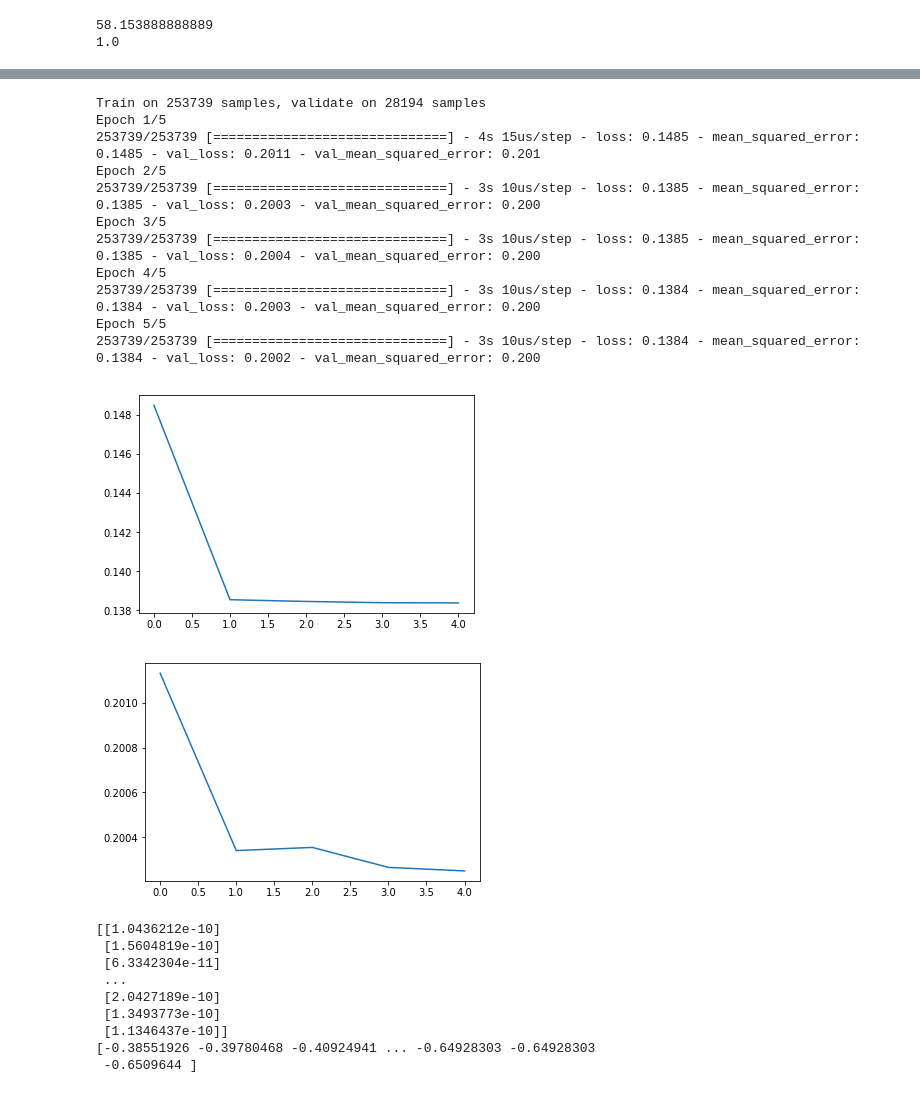
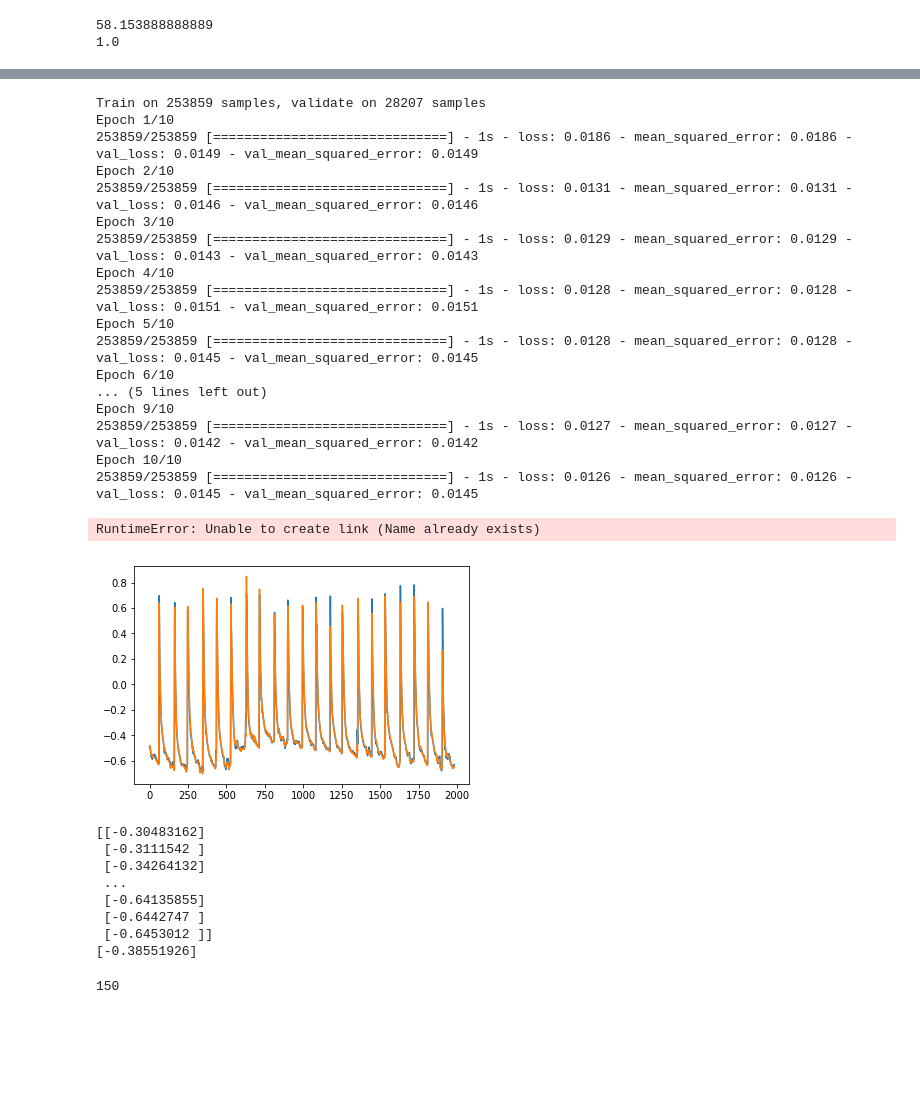
Before and after one commit to clkruse/OldFaithful, a Jupyter notebook: oldFaithfulTemp.ipynb, the cells around one changed output, grey strips where cells are left out. Saved outputs shown, nothing was run; the diff lists cells and outputs as text; code cells hidden in the pictures; blank space fills up the shorter version.

Commit message:
minor updates. Biggest change is linear activation at end

```diff
--- a/oldFaithfulTemp.ipynb
+++ b/oldFaithfulTemp.ipynb
@@ -63,13 +62,12 @@ from keras.layers import Conv1D, Dense, MaxPooling1D, Flatten
 
 model = Sequential()
 
-#model.add(Conv1D(filters=8, kernel_size=4, activation='relu', input_shape=(150,1), strides=1))
+model.add(Conv1D(filters=8, kernel_size=16, activation='relu', input_shape=(np.shape(X)[1],np.shape(X)[2]), strides=8))
 #model.add(Conv1D(filters=16, kernel_size=4, activation='relu', strides=1))
 model.add(Flatten())
-model.add(Dense(150, activation='relu'))
 model.add(Dense(32, activation='relu'))
 model.add(Dense(32, activation='relu'))
-model.add(Dense(1, activation='sigmoid'))
+model.add(Dense(1, activation='linear'))
 
 
 model.compile(loss=keras.losses.mean_squared_error,
@@ -78,10 +76,9 @@ model.compile(loss=keras.losses.mean_squared_error,
 # %%
 from keras.models import load_model
 
-epochs = 5
+epochs = 10
 
 #model = load_model('/Users/ckruse/Documents/python/oldFaithfulTemp.h5')
-history = 0
 history = model.fit(X,
                     Y,
                     epochs=epochs,
@@ -102,16 +99,21 @@ plt.show()
 #print('Test accuracy:', score[1])
 #model.save('/Users/ckruse/Documents/python/soccer/model.h5')
 # %% [output]
-Train on 253739 samples, validate on 28194 samples
-Epoch 1/5
-253739/253739 [==============================] - 4s 15us/step - loss: 0.1485 - mean_squared_error: 0.1485 - val_loss: 0.2011 - val_mean_squared_error: 0.201
-Epoch 2/5
-253739/253739 [==============================] - 3s 10us/step - loss: 0.1385 - mean_squared_error: 0.1385 - val_loss: 0.2003 - val_mean_squared_error: 0.200
-Epoch 3/5
-253739/253739 [==============================] - 3s 10us/step - loss: 0.1385 - mean_squared_error: 0.1385 - val_loss: 0.2004 - val_mean_squared_error: 0.200
-Epoch 4/5
-253739/253739 [==============================] - 3s 10us/step - loss: 0.1384 - mean_squared_error: 0.1384 - val_loss: 0.2003 - val_mean_squared_error: 0.200
-Epoch 5/5
-253739/253739 [==============================] - 3s 10us/step - loss: 0.1384 - mean_squared_error: 0.1384 - val_loss: 0.2002 - val_mean_squared_error: 0.200
+Train on 253859 samples, validate on 28207 samples
+Epoch 1/10
+253859/253859 [==============================] - 1s - loss: 0.0186 - mean_squared_error: 0.0186 - val_loss: 0.0149 - val_mean_squared_error: 0.0149
+Epoch 2/10
+253859/253859 [==============================] - 1s - loss: 0.0131 - mean_squared_error: 0.0131 - val_loss: 0.0146 - val_mean_squared_error: 0.0146
+Epoch 3/10
+253859/253859 [==============================] - 1s - loss: 0.0129 - mean_squared_error: 0.0129 - val_loss: 0.0143 - val_mean_squared_error: 0.0143
+Epoch 4/10
+253859/253859 [==============================] - 1s - loss: 0.0128 - mean_squared_error: 0.0128 - val_loss: 0.0151 - val_mean_squared_error: 0.0151
+Epoch 5/10
+253859/253859 [==============================] - 1s - loss: 0.0128 - mean_squared_error: 0.0128 - val_loss: 0.0145 - val_mean_squared_error: 0.0145
+Epoch 6/10
+... (5 lines left out)
+Epoch 9/10
+253859/253859 [==============================] - 1s - loss: 0.0127 - mean_squared_error: 0.0127 - val_loss: 0.0142 - val_mean_squared_error: 0.0142
+Epoch 10/10
+253859/253859 [==============================] - 1s - loss: 0.0126 - mean_squared_error: 0.0126 - val_loss: 0.0145 - val_mean_squared_error: 0.0145
-[figure, removed]
-[figure, removed]
+RuntimeError: Unable to create link (Name already exists)
@@ -120,13 +120,23 @@ trainPredict = model.predict(X[])
+# %%
+trainPredict = model.predict(X)
+plt.plot(trainPredict[280084:282084])
+plt.plot(Y[280084:282084])
+plt.show()
+# %% [output]
+[figure, added]
 # %%
 print(trainPredict)
-print(Y)
+print(Y[0:1])
 # %% [output]
-[[1.0436212e-10]
- [1.5604819e-10]
- [6.3342304e-11]
+[[-0.30483162]
+ [-0.3111542 ]
+ [-0.34264132]
  ...
- [2.0427189e-10]
- [1.3493773e-10]
- [1.1346437e-10]]
-[-0.38551926 -0.39780468 -0.40924941 ... -0.64928303 -0.64928303
- -0.6509644 ]
+ [-0.64135855]
+ [-0.6442747 ]
+ [-0.6453012 ]]
+[-0.38551926]
+# %%
+print(np.shape(X)[1])
+# %% [output]
+150
```
Also changed, not shown: parts of 4 cells of this notebook.
